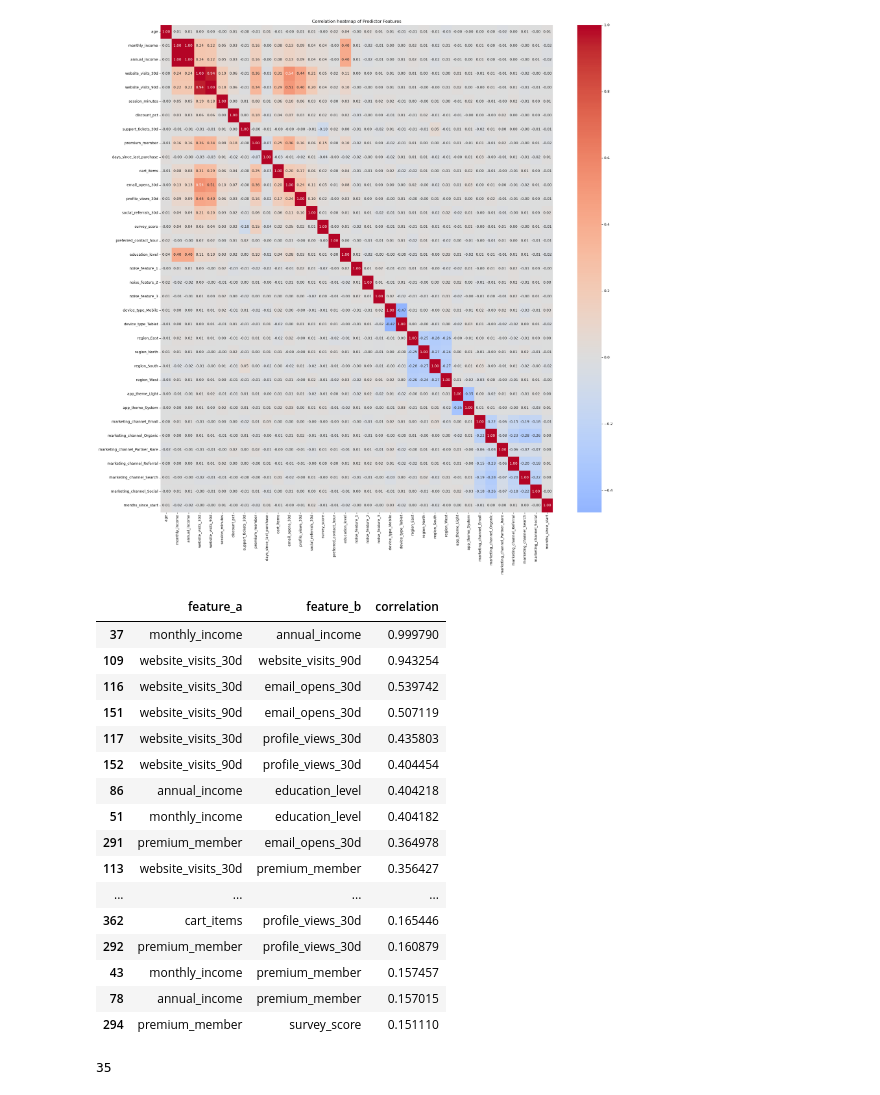
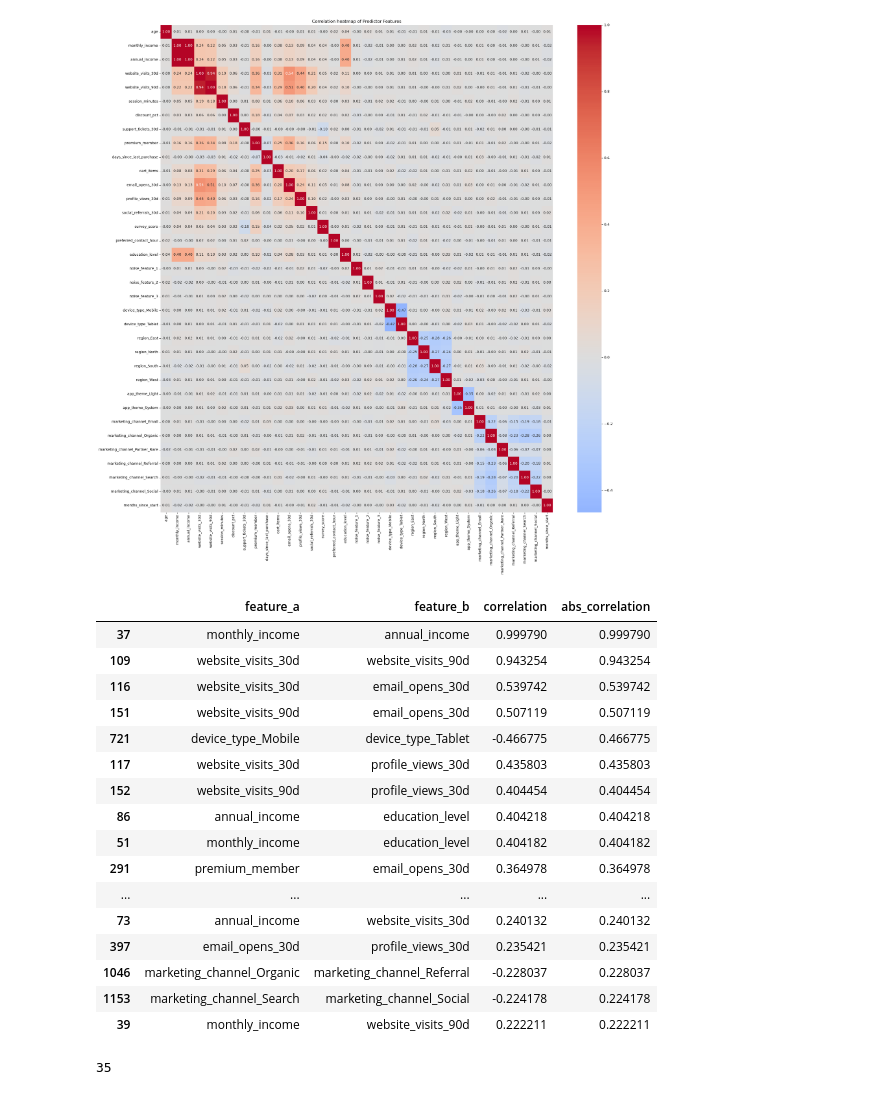
Before and after one commit to diyorarti/Learning_Data_Science, a Jupyter notebook: Statistics/3_Regression/Logistic_regression/Absence_of_multicollinearity.ipynb, the cells around one changed output. Cells and saved outputs as stored; diff of their text form; code cells hidden in the pictures.

```diff
--- a/Statistics/3_Regression/Logistic_regression/Absence_of_multicollinearity.ipynb
+++ b/Statistics/3_Regression/Logistic_regression/Absence_of_multicollinearity.ipynb
@@ -202,44 +210,48 @@ plt.show()
 # %%
 # converting correlation matrix to Data Frame
 # keeping only uppder traiangle
 upper = corr_matrix.where(
     np.triu(
         np.ones(corr_matrix.shape),
         k=1
     ).astype(bool)
 )
 # converting to DataFrame
 corr_pairs = (
     upper
     .stack()
     .reset_index()
 )
 corr_pairs.columns = [
     'feature_a',
     'feature_b',
     'correlation'
 ]
+corr_pairs['abs_correlation'] = (
+    corr_pairs['correlation'].abs()
+)
 
-corr_pairs = corr_pairs.sort_values(by='correlation', ascending=False)
+
+corr_pairs = corr_pairs.sort_values(by='abs_correlation', ascending=False)
 corr_pairs.head(30)
 # %% [output]
-|  | feature_a | feature_b | correlation |
-| 37 | monthly_income | annual_income | 0.999790 |
-| 109 | website_visits_30d | website_visits_90d | 0.943254 |
-| 116 | website_visits_30d | email_opens_30d | 0.539742 |
-| 151 | website_visits_90d | email_opens_30d | 0.507119 |
-| 117 | website_visits_30d | profile_views_30d | 0.435803 |
-| 152 | website_visits_90d | profile_views_30d | 0.404454 |
-| 86 | annual_income | education_level | 0.404218 |
-| 51 | monthly_income | education_level | 0.404182 |
-| 291 | premium_member | email_opens_30d | 0.364978 |
-| 113 | website_visits_30d | premium_member | 0.356427 |
-| ... | ... | ... | ... |
-| 362 | cart_items | profile_views_30d | 0.165446 |
-| 292 | premium_member | profile_views_30d | 0.160879 |
-| 43 | monthly_income | premium_member | 0.157457 |
-| 78 | annual_income | premium_member | 0.157015 |
-| 294 | premium_member | survey_score | 0.151110 |
+|  | feature_a | feature_b | correlation | abs_correlation |
+| 37 | monthly_income | annual_income | 0.999790 | 0.999790 |
+| 109 | website_visits_30d | website_visits_90d | 0.943254 | 0.943254 |
+| 116 | website_visits_30d | email_opens_30d | 0.539742 | 0.539742 |
+| 151 | website_visits_90d | email_opens_30d | 0.507119 | 0.507119 |
+| 721 | device_type_Mobile | device_type_Tablet | -0.466775 | 0.466775 |
+| 117 | website_visits_30d | profile_views_30d | 0.435803 | 0.435803 |
+| 152 | website_visits_90d | profile_views_30d | 0.404454 | 0.404454 |
+| 86 | annual_income | education_level | 0.404218 | 0.404218 |
+| 51 | monthly_income | education_level | 0.404182 | 0.404182 |
+| 291 | premium_member | email_opens_30d | 0.364978 | 0.364978 |
+| ... | ... | ... | ... | ... |
+| 73 | annual_income | website_visits_30d | 0.240132 | 0.240132 |
+| 397 | email_opens_30d | profile_views_30d | 0.235421 | 0.235421 |
+| 1046 | marketing_channel_Organic | marketing_channel_Referral | -0.228037 | 0.228037 |
+| 1153 | marketing_channel_Search | marketing_channel_Social | -0.224178 | 0.224178 |
+| 39 | monthly_income | website_visits_90d | 0.222211 | 0.222211 |
 # %%
 len(corr_pairs[corr_pairs['correlation'] >= 0.10])
 # %% [output]
```
Also changed, not shown: parts of 13 cells of this notebook, 1 other file.
